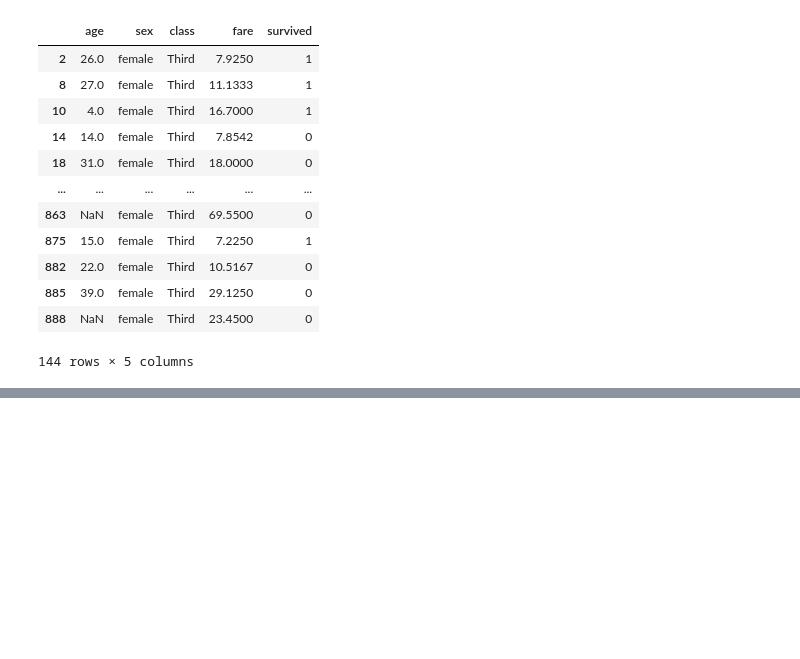
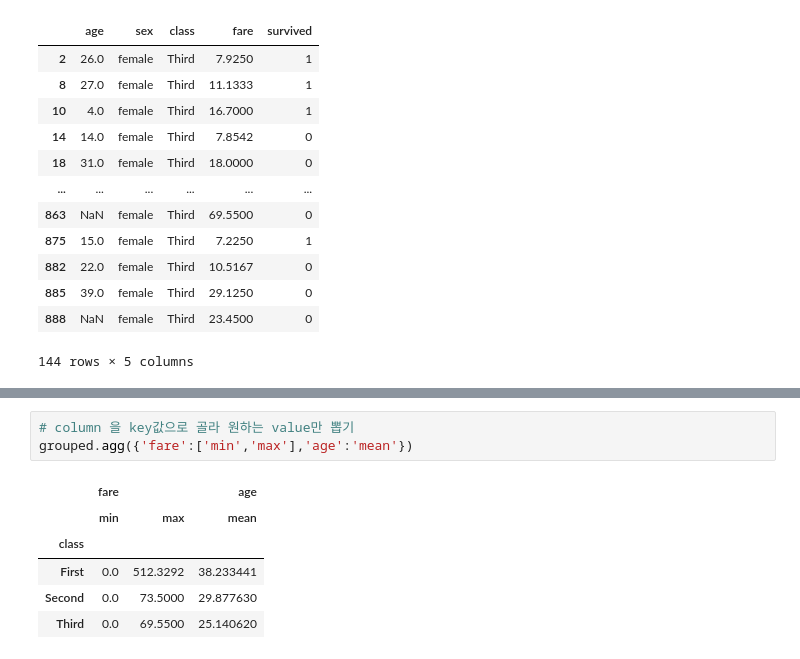
Before and after one commit to naddda0813/Python, a Jupyter notebook: 3.DataAnalysis/Note/15.DataFrame응용.ipynb, the cells around one changed output, grey strips where cells are left out. Cells and saved outputs as stored; diff of their text form; blank space fills up the shorter version.

```diff
--- a/3.DataAnalysis/Note/15.DataFrame응용.ipynb
+++ b/3.DataAnalysis/Note/15.DataFrame응용.ipynb
@@ -751,0 +524,10 @@ group3f
+# %%
+# column 을 key값으로 골라 원하는 value만 뽑기
+grouped.agg({'fare':['min','max'],'age':'mean'})
+# %% [output]
+|  | fare |  | age |
+|  | min | max | mean |
+| class |  |  |  |
+| First | 0.0 | 512.3292 | 38.233441 |
+| Second | 0.0 | 73.5000 | 29.877630 |
+| Third | 0.0 | 69.5500 | 25.140620 |
```
Also changed, not shown: parts of 41 cells of this notebook, 3 other files.
